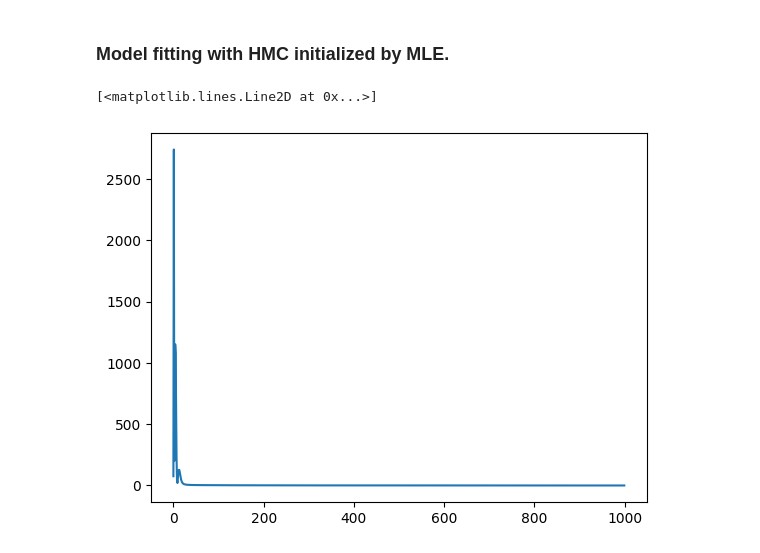
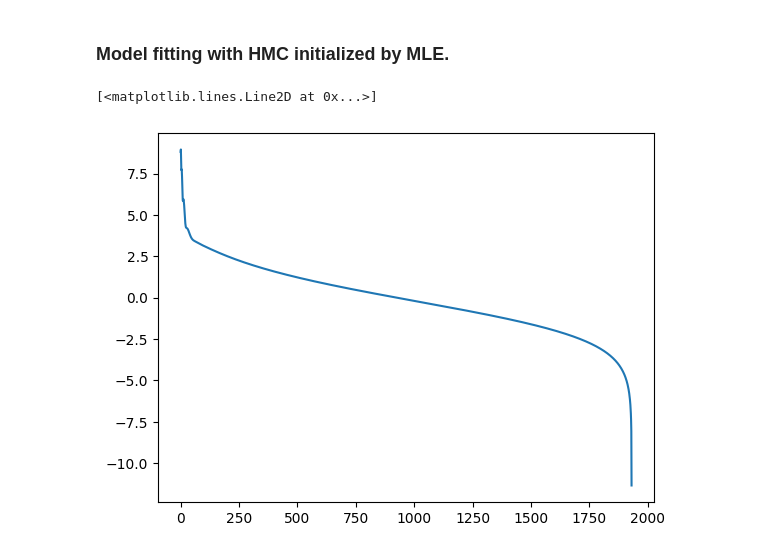
Before and after one commit to xinglong-li/dynamax, a Jupyter notebook: dynamax/structural_time_series/models/sts_electric_demo.ipynb, the cells around one changed output. Saved outputs shown, nothing was run; the diff lists cells and outputs as text; code cells hidden in the pictures.

```diff
--- a/dynamax/structural_time_series/models/sts_electric_demo.ipynb
+++ b/dynamax/structural_time_series/models/sts_electric_demo.ipynb
@@ -109,17 +109,17 @@ def plot_decompose(model, parameter_samples):
 The model combines a hour-of-day and day-of-week seasonality, with a linear regression modeling
 the effect of temperature, and an autoregressive process to handle bounded-variance residuals.
 # %%
-hour_of_day_effect = sts.SeasonalTrig(num_seasons=24,
+hour_of_day_effect = sts.SeasonalDummy(num_seasons=24,
                                       name='hour_of_day_effect')
 day_of_week_effect = sts.SeasonalTrig(num_seasons=7, num_steps_per_season=24,
                                       name='day_of_week_effect')
 temperature_effect = sts.LinearRegression(dim_covariates=1, add_bias=True,
                                           name='temperature_effect')
-autoregressive = sts.Autoregressive(order=1,
-                                    name='autoregressive')
+autoregress_effect = sts.Autoregressive(order=1,
+                                        name='autoregress_effect')
 
 model = sts.StructuralTimeSeries(
-    [hour_of_day_effect, day_of_week_effect, temperature_effect, autoregressive],
+    [hour_of_day_effect, day_of_week_effect, temperature_effect, autoregress_effect],
     obs_time_series=demand_training_data, obs_distribution='Gaussian',
     covariates=temperature_training_data)
 # %% [markdown]
@@ -127,12 +127,12 @@ model = sts.StructuralTimeSeries(
 # %%
 obs_time_series = demand_training_data
 key = jr.PRNGKey(0)
-sample_size = 200
+num_samples = 200
 
 # Fit the model with MLE estimator.
-opt_param, _losses = model.fit_mle(obs_time_series, covariates=temperature_training_data)
+opt_param, _losses = model.fit_mle(obs_time_series, covariates=temperature_training_data, num_steps=2000)
 # %%
-plt.plot(_losses)
+plt.plot(jnp.log(_losses))
 # %% [output]
 [<matplotlib.lines.Line2D at 0x...>]
-[figure, old version]
+[figure, new version]
```
Also changed, not shown: parts of 7 cells of this notebook, 3 other files.
